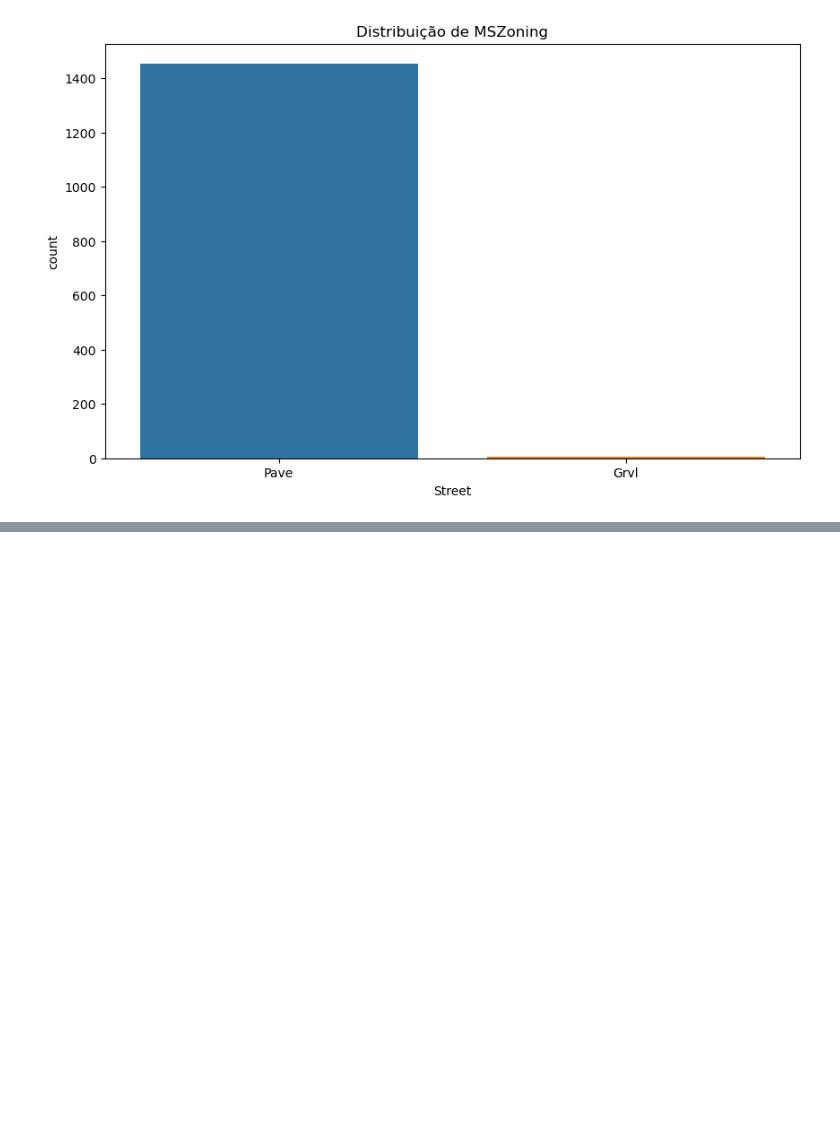
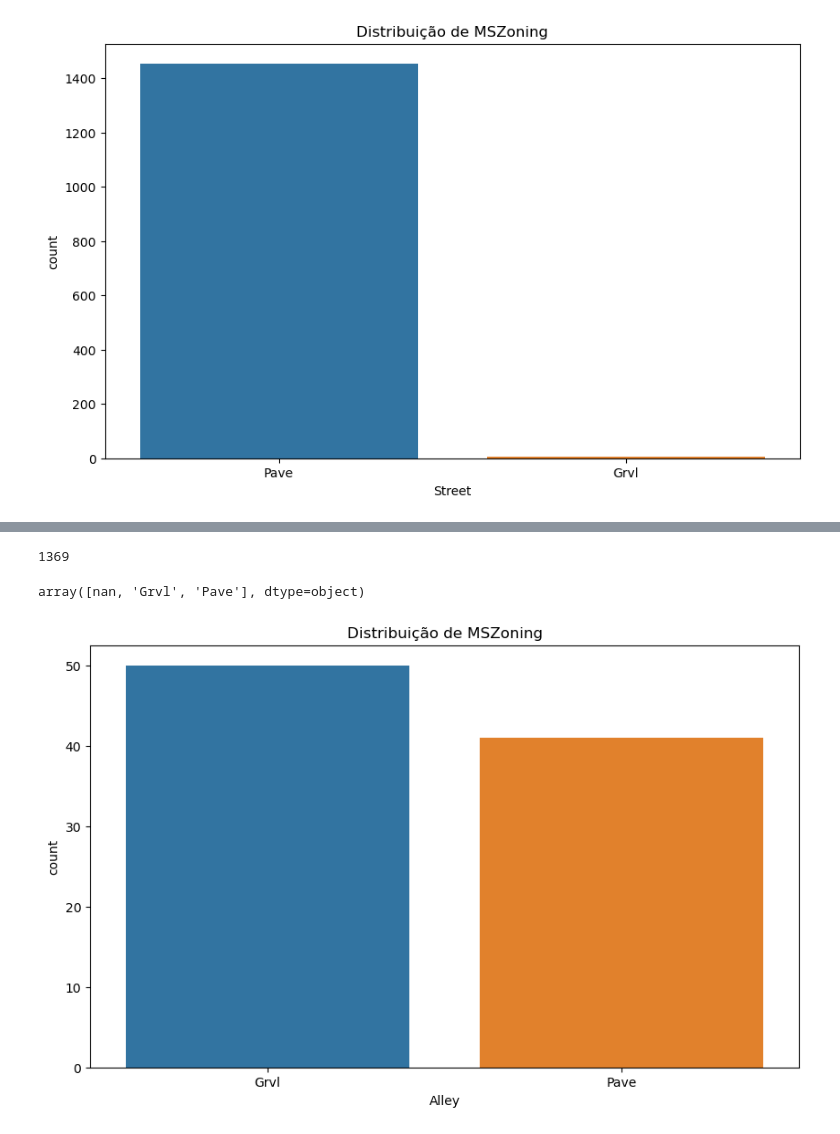
Before and after one commit to jherfson/pratica_House_Prices, a Jupyter notebook: teste_house.ipynb, the cells around one changed output, grey strips where cells are left out. Saved outputs shown, nothing was run; the diff lists cells and outputs as text; code cells hidden in the pictures; blank space fills up the shorter version.

Commit message:
analise da coluna Alley

```diff
--- a/teste_house.ipynb
+++ b/teste_house.ipynb
@@ -317,0 +348,15 @@ plt.show()
+# %%
+train_df.Alley.isnull().sum()
+# %% [output]
+1369
+# %%
+train_df.Alley.unique()
+# %% [output]
+array([nan, 'Grvl', 'Pave'], dtype=object)
+# %%
+plt.figure(figsize=(10, 6))
+sns.countplot(x='Alley', data=train_df)
+plt.title('Distribuição de MSZoning')
+plt.show()
+# %% [output]
+[figure, added]
```
Also changed, not shown: parts of 3 cells of this notebook.
